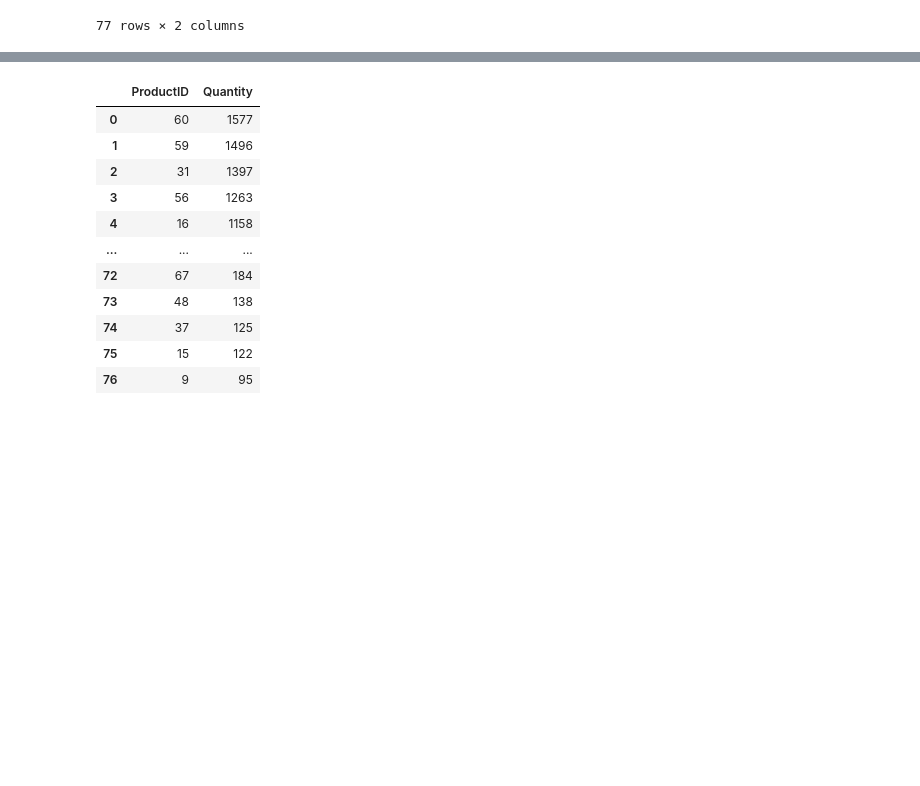
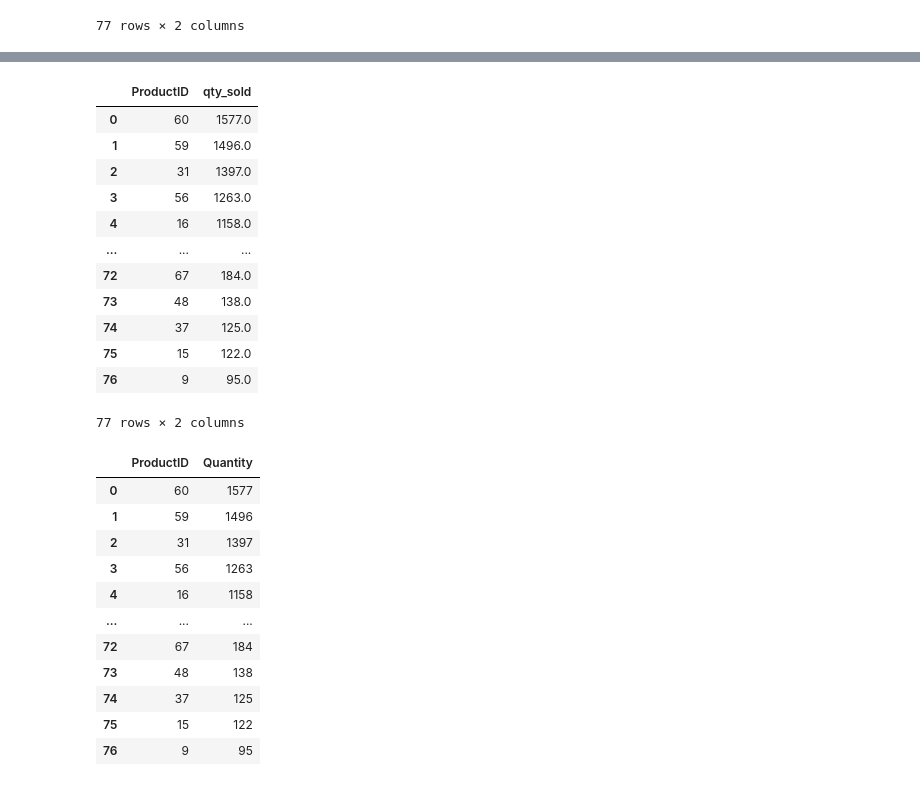
Before and after one commit to ogbinar/python101, a Jupyter notebook: notebooks/14_advanced_io.ipynb, the cells around one changed output, grey strips where cells are left out. Cells and saved outputs as stored; diff of their text form; code cells hidden in the pictures; blank space fills up the shorter version.

```diff
--- a/notebooks/14_advanced_io.ipynb
+++ b/notebooks/14_advanced_io.ipynb
@@ -222 +213,29 @@ conn.close()
+# %%
+# Query the 'Order Details' table using the fully qualified name
+query_df = conn.execute("""
+    SELECT ProductID, SUM(Quantity) AS qty_sold
+    FROM northwind."Order Details"
+    GROUP BY ProductID
+    ORDER BY qty_sold DESC
+""").fetchdf()
+
+# Display the results
+display(query_df)
+
+# Close the connection
+conn.close()
+# %% [output]
+|  | ProductID | qty_sold |
+| 0 | 60 | 1577.0 |
+| 1 | 59 | 1496.0 |
+| 2 | 31 | 1397.0 |
+| 3 | 56 | 1263.0 |
+| 4 | 16 | 1158.0 |
+| ... | ... | ... |
+| 72 | 67 | 184.0 |
+| 73 | 48 | 138.0 |
+| 74 | 37 | 125.0 |
+| 75 | 15 | 122.0 |
+| 76 | 9 | 95.0 |
+77 rows × 2 columns
 # %%
```
Also changed, not shown: parts of 10 cells of this notebook.
